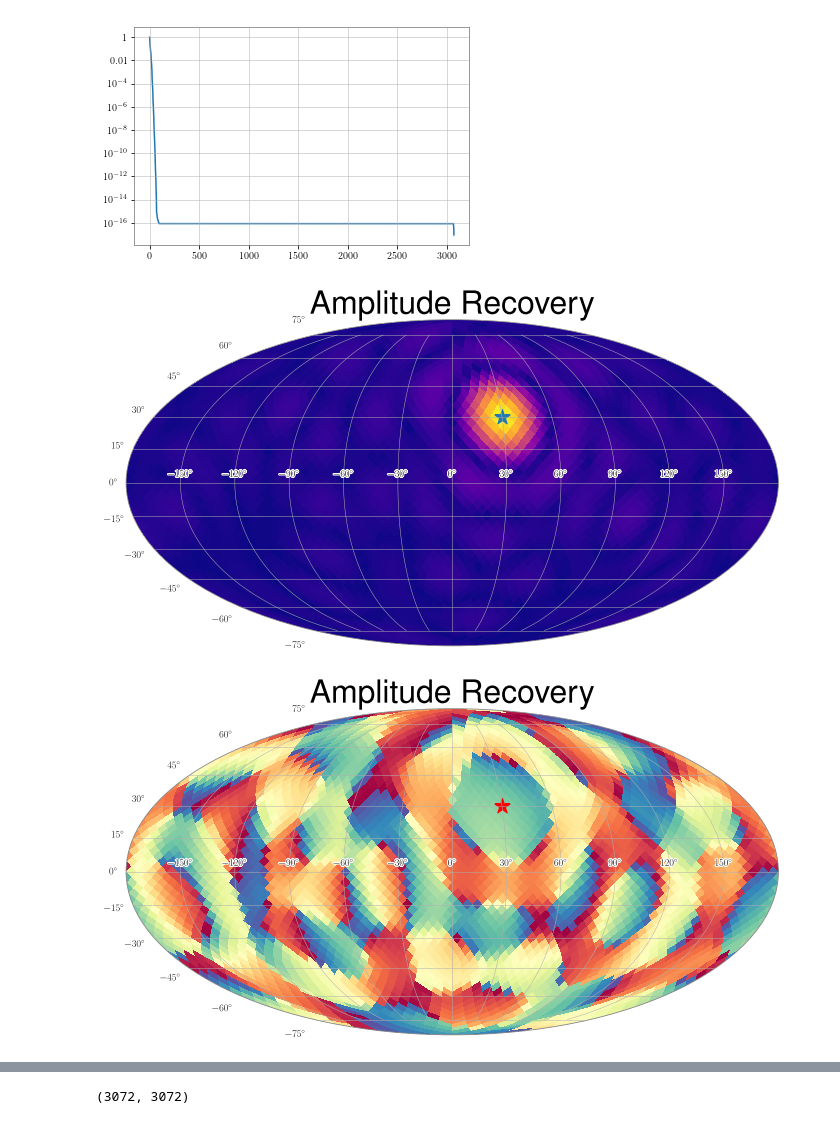
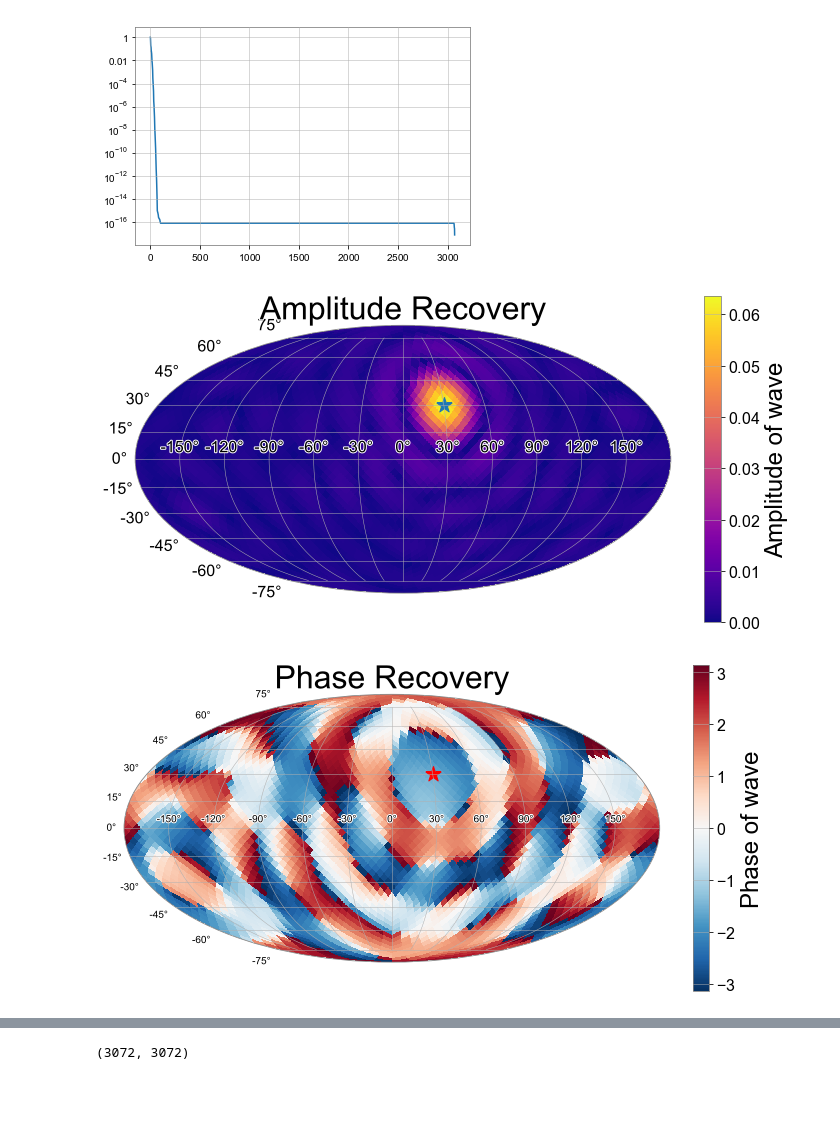
Before and after one commit to meyers-academic/seismic_radiometer, a Jupyter notebook: notebooks/coherent_mapping_p-wave.ipynb, the cells around one changed output, grey strips where cells are left out. Cells and saved outputs as stored; diff of their text form; code cells hidden in the pictures; blank space fills up the shorter version.

Commit message:
update with latest version of API for getting coherent map recovery. Also include latex change.

```diff
--- a/notebooks/coherent_mapping_p-wave.ipynb
+++ b/notebooks/coherent_mapping_p-wave.ipynb
@@ -12,9 +14,9 @@ from scipy.linalg import pinv, svd
 duration=1000
 freq=1
 velocity=5700
-amplitude=1
+amplitude=3
 nside=16
-#stations=spiral(100, radius=5000, n_per_turn=20)
+# stations=spiral(100, radius=5000, n_per_turn=20)
 stations=homestake(origin='TPK')
 
 data = SeismometerArray.initialize_all_good(stations, duration, chans_type='fast_chans')
@@ -28,7 +27,16 @@ InvFisher = pinv(Fisher, cond=1e-15)
+# %%
+recovery_object, Fisher, InvFisher = data.coherent_recovery('p', [5700], stations=stations,
+                                                      inv_condition=1e-12,
+                                                      frequency=freq,
+                                                      nside=nside,
+                                                      return_mode=1)
+# what is output now is an "object"
+# here's how to access the map we want:
+recovery = recovery_object.maps[freq]['p']
 # %%
 u, s, vh = svd(Fisher)
 plt.plot(s/max(s))
 plt.yscale('log')
 plt.show()
 # %% [output]
-[figure, old version]
+[figure, new version]
@@ -44,3 +42,0 @@ for station in data.keys():
-# %%
-recovery = np.dot(InvFisher, np.dot(R.conj(), np.mean(myffts, axis=1)))
-sigma2 = np.dot(InvFisher, InvFisher.T.conj())
@@ -47,23 +45,31 @@ sigma2 = np.dot(InvFisher, InvFisher.T.conj())
 # %%
 plt.figure(figsize=(12,6))
 ax = plt.subplot(111, projection='mollweide')
+
 hplot.healpix_heatmap(np.abs(recovery), cmap='plasma', vmin=0, vmax=np.abs(recovery).max())
+h = plt.colorbar()
+h.ax.set_ylabel('Amplitude of wave', fontsize=24)
+h.ax.tick_params(labelsize=16)
 plt.title("Amplitude Recovery", fontsize=32)
 hplot.outline_text(ax)
 ax.scatter(np.radians(30), np.radians(30), marker='*', s=256, color='C0')
 ax.grid(True)
 for tick in ax.xaxis.get_major_ticks():
     tick.label.set_fontsize(10)
 for tick in ax.yaxis.get_major_ticks():
     tick.label.set_fontsize(10)
+ax.tick_params(labelsize=16)
 plt.show()
 # %% [output]
-[figure, old version]
+[figure, new version]
 # %%
 plt.figure(figsize=(12,6))
 ax = plt.subplot(111, projection='mollweide')
-hplot.healpix_heatmap(np.angle(recovery), cmap='Spectral_r', vmin=-np.pi, vmax=np.pi)
-plt.title("Amplitude Recovery", fontsize=32)
+hplot.healpix_heatmap(np.angle(recovery), cmap='RdBu_r', vmin=-np.pi, vmax=np.pi)
+h = plt.colorbar(label='Phase of wave')
+h.ax.set_ylabel('Phase of wave', fontsize=24)
+h.ax.tick_params(labelsize=16)
+plt.title("Phase Recovery", fontsize=32)
 hplot.outline_text(ax)
 ax.scatter(np.radians(30), np.radians(30), marker='*', s=256, color='r')
 ax.grid(True)
@@ -73,7 +79,7 @@ for tick in ax.yaxis.get_major_ticks():
     tick.label.set_fontsize(10)
 plt.show()
 # %% [output]
-[figure, old version]
+[figure, new version]
 # %%
 plt.figure(figsize=(12,6))
 ax = plt.subplot(111, projection='mollweide')
```
Also changed, not shown: parts of 16 cells of this notebook.
